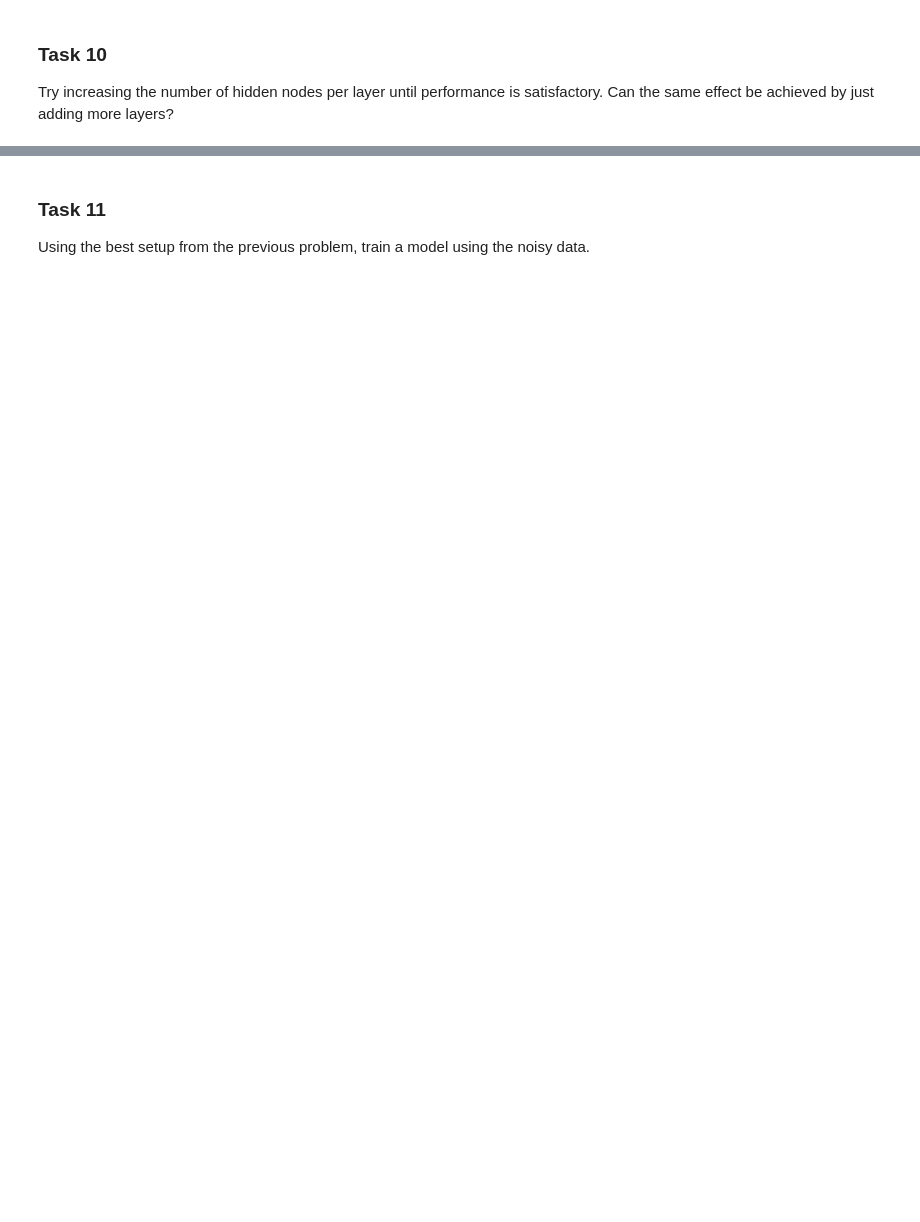
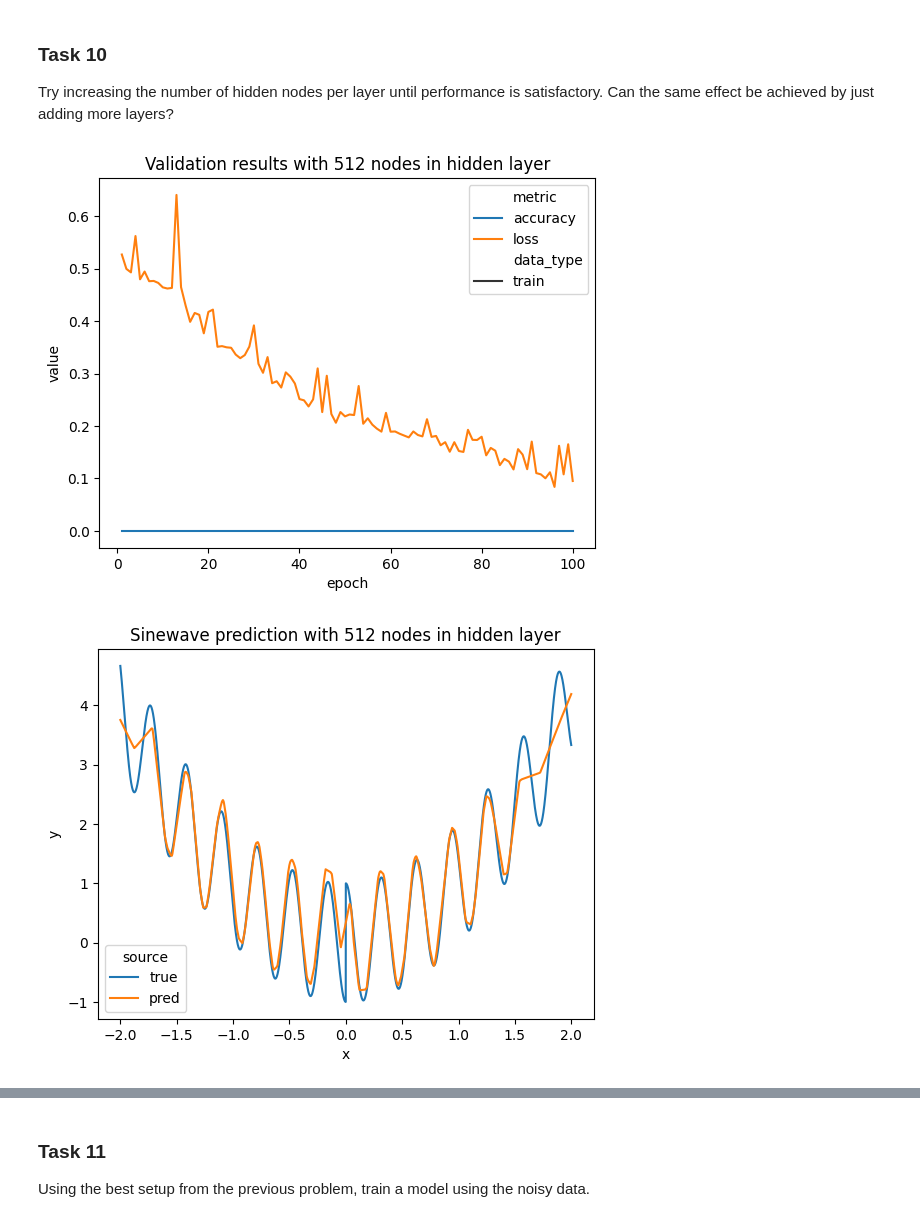
Before and after one commit to PaulimusPrime/TTT4185_Assignments, a Jupyter notebook: TTT4185_Assignment3.ipynb, the cells around one changed output, grey strips where cells are left out. Saved outputs shown, nothing was run; the diff lists cells and outputs as text; code cells hidden in the pictures; blank space fills up the shorter version.

```diff
--- a/TTT4185_Assignment3.ipynb
+++ b/TTT4185_Assignment3.ipynb
@@ -884,0 +875,26 @@ Try increasing the number of hidden nodes per layer until performance is satisfa
+# %%
+# Nodelayers = [512, 512, 512, 512]
+class NeuralNetwork(nn.Module):
+    def __init__(self, input_dim, nodes):
+        super().__init__()
+        self.flatten = nn.Flatten()
+        self.linear_relu_stack = nn.Sequential(
+            nn.Linear(input_dim, nodes),
+            nn.ReLU(),
+            nn.Linear(nodes, nodes),
+            nn.ReLU(),
+            nn.Linear(nodes, nodes),
+            nn.ReLU(),
+            nn.Linear(nodes, nodes),
+            nn.ReLU(),
+            nn.Linear(nodes, 1),
+        )
+
+    def forward(self, x):
+        logits = self.linear_relu_stack(x)
+        return logits
+
+predict_sinewave(512)
+# %% [output]
+[figure, added]
+[figure, added]
```
Also changed, not shown: parts of 18 cells of this notebook.
